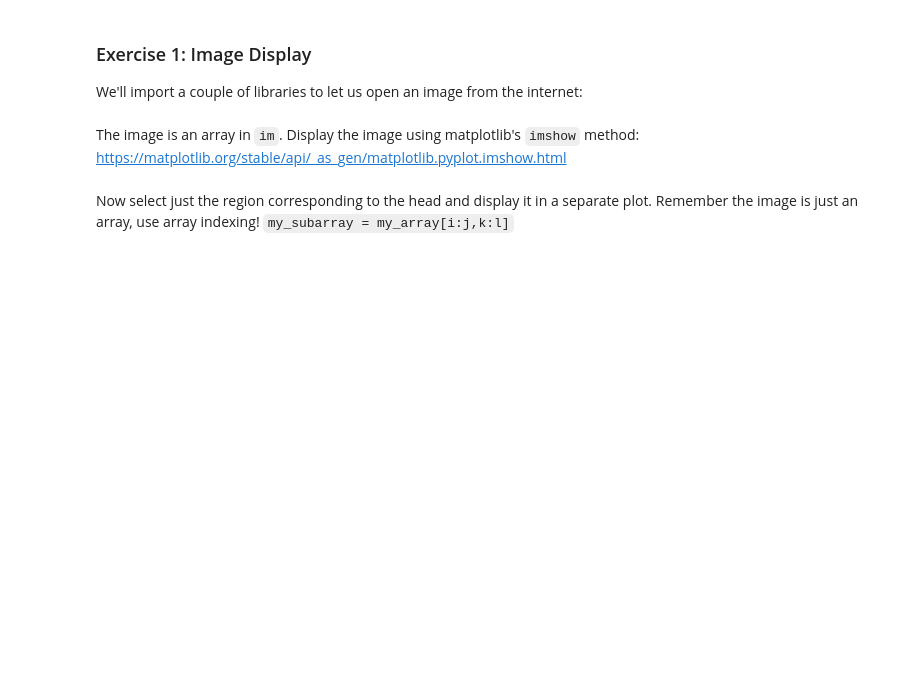
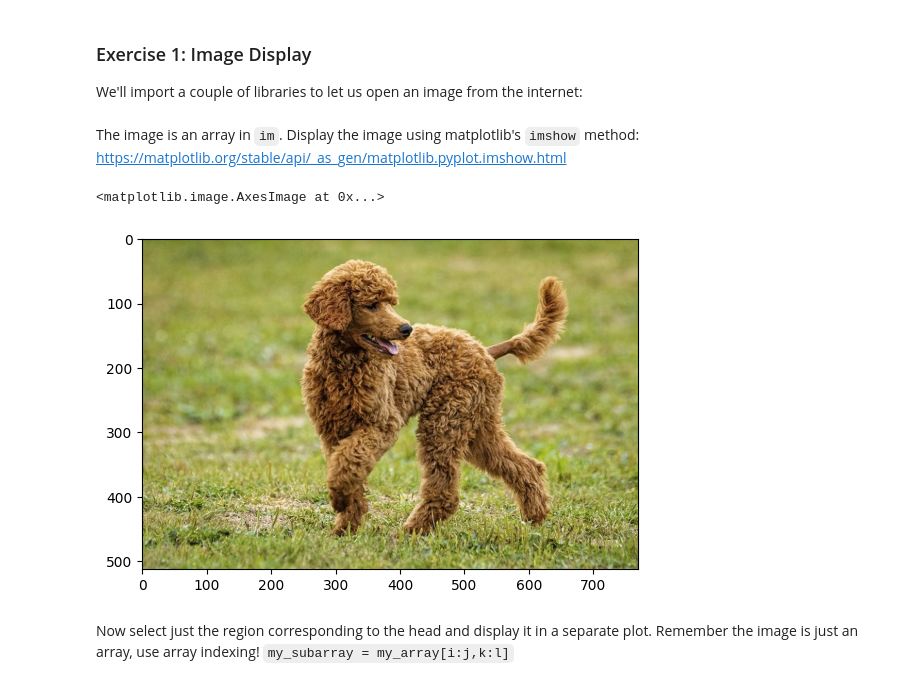
Before and after one commit to abbeywaldron/research_methods_2025, a Jupyter notebook: visualisation_3.ipynb, the cells around one changed output. Drawn from its saved outputs; the diff is of its cells as text; code cells hidden in the pictures; blank space fills up the shorter version.

Commit message:
Finished week 3 visualisation

```diff
--- a/visualisation_3.ipynb
+++ b/visualisation_3.ipynb
@@ -17,5 +17,10 @@ url = 'https://worldanimalfoundation.org/wp-content/uploads/2022/10/About-the-Br
 im = np.array(Image.open(requests.get(url, stream=True).raw), dtype=int)
 # %% [markdown]
 The image is an array in `im`.  Display the image using matplotlib's `imshow` method: https://matplotlib.org/stable/api/_as_gen/matplotlib.pyplot.imshow.html
+# %%
+plt.imshow(im)
+# %% [output]
+<matplotlib.image.AxesImage at 0x...>
+[figure, added]
 # %% [markdown]
 Now select just the region corresponding to the head and display it in a separate plot.  Remember the image is just an array, use array indexing!  `my_subarray = my_array[i:j,k:l]`
```
Also changed, not shown: parts of 7 cells of this notebook, 1 other file.
